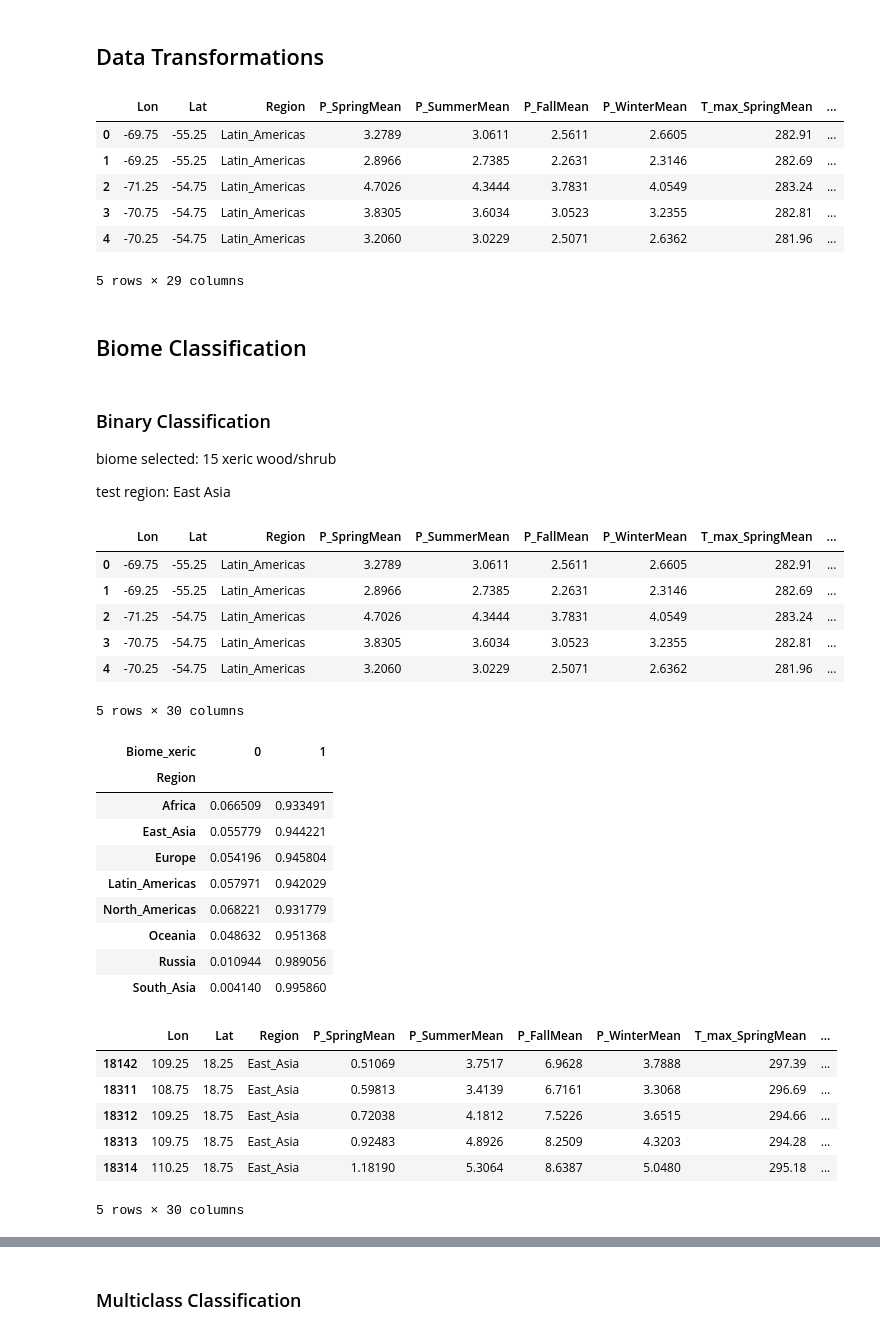
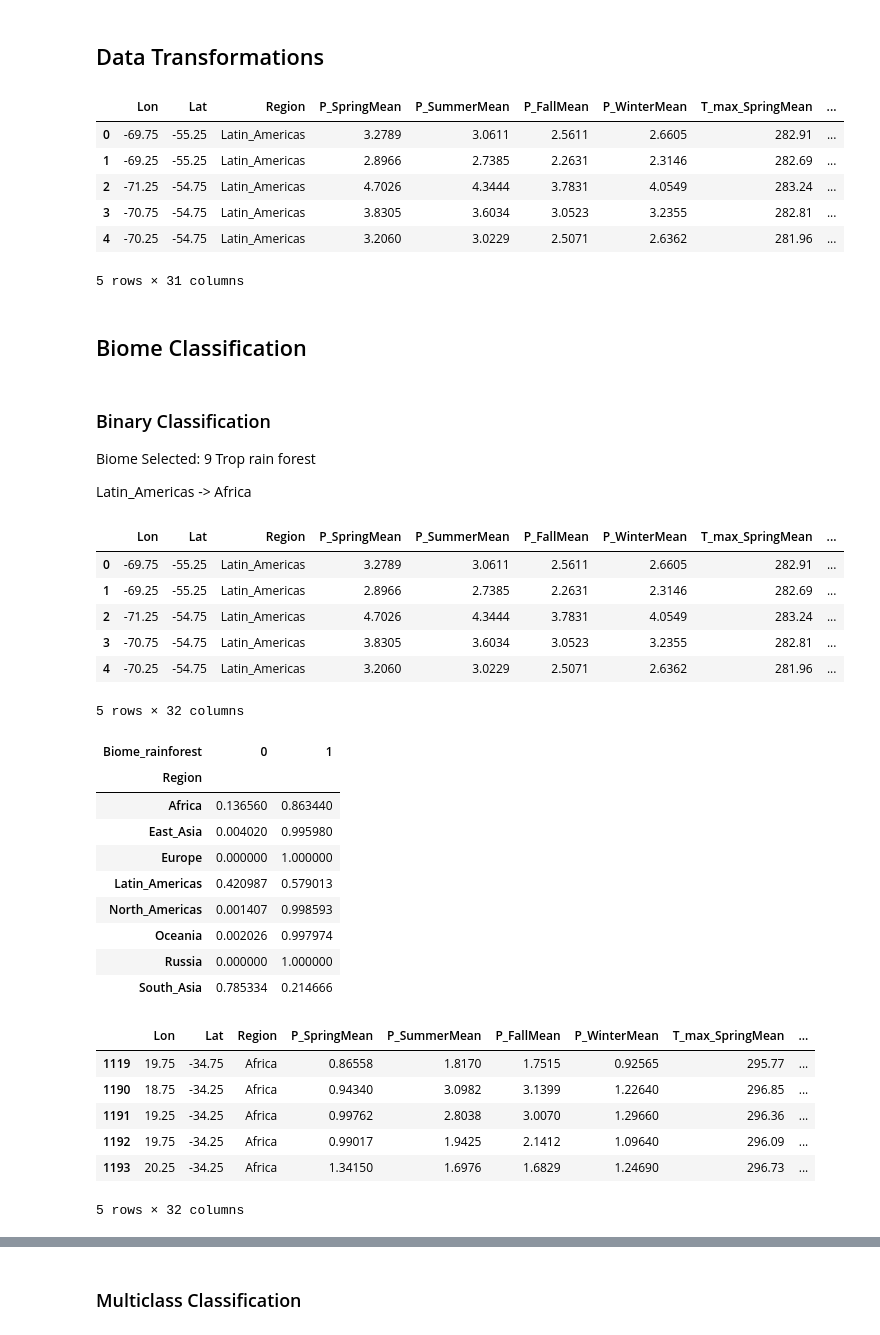
Before and after one commit to Xraaaay/lu_bern01, a Jupyter notebook: Project02/biome.ipynb, the cells around one changed output, grey strips where cells are left out. Drawn from its saved outputs; the diff is of its cells as text; code cells hidden in the pictures.

```diff
--- a/Project02/biome.ipynb
+++ b/Project02/biome.ipynb
@@ -279,7 +279,7 @@ feat_T_mean = df_T_mean[
     "WinterMean": "T_mean_WinterMean"
 })
 feat_soil = df_soil[["Lon", "Lat", "clay", "silt", "sand", "orgC", "CN", "pH", "cellfraction"]]
-targe_lpj = df_lpj[["Lon", "Lat", "NPP", "VegC", "Biome_obs"]]
+targe_lpj = df_lpj[["Lon", "Lat", "NPP", "VegC", "Biome_Cmax", "Biome_LAI", "Biome_obs"]]
 # %%
 df_data = (
     group_countries
@@ -298,18 +298,18 @@ df_data.head()
 | 2 | -71.25 | -54.75 | Latin_Americas | 4.7026 | 4.3444 | 3.7831 | 4.0549 | 283.24 | ... |
 | 3 | -70.75 | -54.75 | Latin_Americas | 3.8305 | 3.6034 | 3.0523 | 3.2355 | 282.81 | ... |
 | 4 | -70.25 | -54.75 | Latin_Americas | 3.2060 | 3.0229 | 2.5071 | 2.6362 | 281.96 | ... |
-5 rows × 29 columns
+5 rows × 31 columns
 # %% [markdown]
 ## Biome Classification
 # %% [markdown]
 ### Binary Classification
 
-biome selected: 15 xeric wood/shrub
+Biome Selected: 9 Trop rain forest
 
-test region: East Asia
+Latin_Americas -> Africa
 # %%
 df_bin = df_data.copy()
-df_bin["Biome_xeric"] = np.where(df_bin["Biome_obs"] == 15, 0, 1)
+df_bin["Biome_rainforest"] = np.where(df_bin["Biome_obs"] == 9, 0, 1)
 df_bin.head()
 # %% [output]
 |  | Lon | Lat | Region | P_SpringMean | P_SummerMean | P_FallMean | P_WinterMean | T_max_SpringMean | ... |
@@ -318,36 +318,36 @@ df_bin.head()
 | 2 | -71.25 | -54.75 | Latin_Americas | 4.7026 | 4.3444 | 3.7831 | 4.0549 | 283.24 | ... |
 | 3 | -70.75 | -54.75 | Latin_Americas | 3.8305 | 3.6034 | 3.0523 | 3.2355 | 282.81 | ... |
 | 4 | -70.25 | -54.75 | Latin_Americas | 3.2060 | 3.0229 | 2.5071 | 2.6362 | 281.96 | ... |
-5 rows × 30 columns
+5 rows × 32 columns
 # %%
 pd.crosstab(
     df_bin["Region"],
-    df_bin["Biome_xeric"],
+    df_bin["Biome_rainforest"],
     normalize="index"
 )
 # %% [output]
-| Biome_xeric | 0 | 1 |
+| Biome_rainforest | 0 | 1 |
 | Region |  |  |
-| Africa | 0.066509 | 0.933491 |
-| East_Asia | 0.055779 | 0.944221 |
-| Europe | 0.054196 | 0.945804 |
-| Latin_Americas | 0.057971 | 0.942029 |
-| North_Americas | 0.068221 | 0.931779 |
-| Oceania | 0.048632 | 0.951368 |
-| Russia | 0.010944 | 0.989056 |
-| South_Asia | 0.004140 | 0.995860 |
+| Africa | 0.136560 | 0.863440 |
+| East_Asia | 0.004020 | 0.995980 |
+| Europe | 0.000000 | 1.000000 |
+| Latin_Americas | 0.420987 | 0.579013 |
+| North_Americas | 0.001407 | 0.998593 |
+| Oceania | 0.002026 | 0.997974 |
+| Russia | 0.000000 | 1.000000 |
+| South_Asia | 0.785334 | 0.214666 |
 # %%
-east_asia_data = df_bin[df_bin["Region"] == "East_Asia"].copy()
-non_east_asia_data = df_bin[df_bin["Region"] != "East_Asia"].copy()
-east_asia_data.head()
+test_data = df_bin[df_bin["Region"] == "Africa"].copy()
+training_data = df_bin[df_bin["Region"] == "Latin_Americas"].copy()
+test_data.head()
 # %% [output]
 |  | Lon | Lat | Region | P_SpringMean | P_SummerMean | P_FallMean | P_WinterMean | T_max_SpringMean | ... |
-| 18142 | 109.25 | 18.25 | East_Asia | 0.51069 | 3.7517 | 6.9628 | 3.7888 | 297.39 | ... |
-| 18311 | 108.75 | 18.75 | East_Asia | 0.59813 | 3.4139 | 6.7161 | 3.3068 | 296.69 | ... |
-| 18312 | 109.25 | 18.75 | East_Asia | 0.72038 | 4.1812 | 7.5226 | 3.6515 | 294.66 | ... |
-| 18313 | 109.75 | 18.75 | East_Asia | 0.92483 | 4.8926 | 8.2509 | 4.3203 | 294.28 | ... |
-| 18314 | 110.25 | 18.75 | East_Asia | 1.18190 | 5.3064 | 8.6387 | 5.0480 | 295.18 | ... |
+| 1119 | 19.75 | -34.75 | Africa | 0.86558 | 1.8170 | 1.7515 | 0.92565 | 295.77 | ... |
+| 1190 | 18.75 | -34.25 | Africa | 0.94340 | 3.0982 | 3.1399 | 1.22640 | 296.85 | ... |
+| 1191 | 19.25 | -34.25 | Africa | 0.99762 | 2.8038 | 3.0070 | 1.29660 | 296.36 | ... |
+| 1192 | 19.75 | -34.25 | Africa | 0.99017 | 1.9425 | 2.1412 | 1.09640 | 296.09 | ... |
+| 1193 | 20.25 | -34.25 | Africa | 1.34150 | 1.6976 | 1.6829 | 1.24690 | 296.73 | ... |
-5 rows × 30 columns
+5 rows × 32 columns
 # %%
 feature_cols = [
     "P_SpringMean", "P_SummerMean", "P_FallMean", "P_WinterMean",
```
Also changed, not shown: parts of 7 cells of this notebook.
